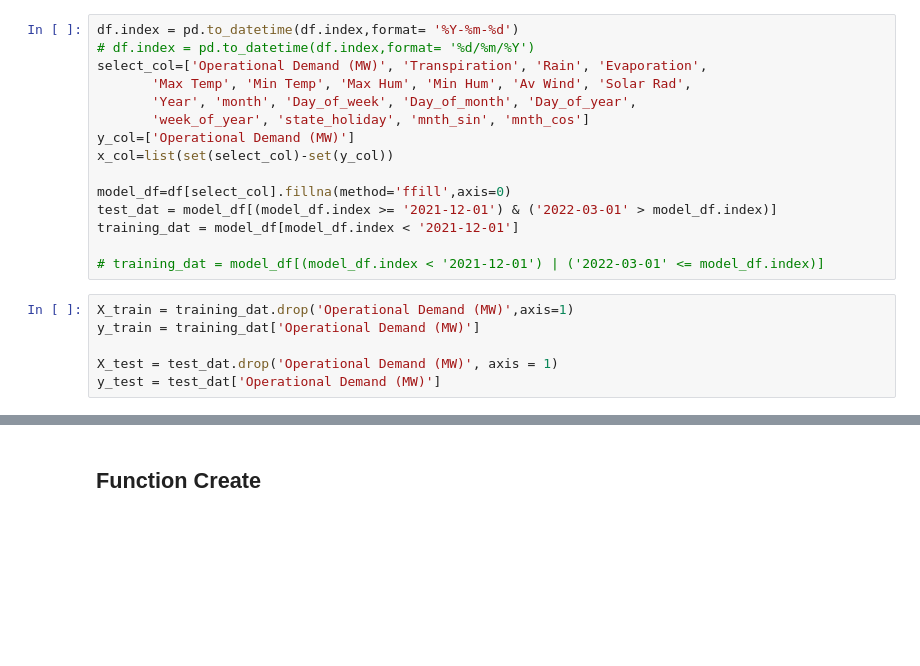
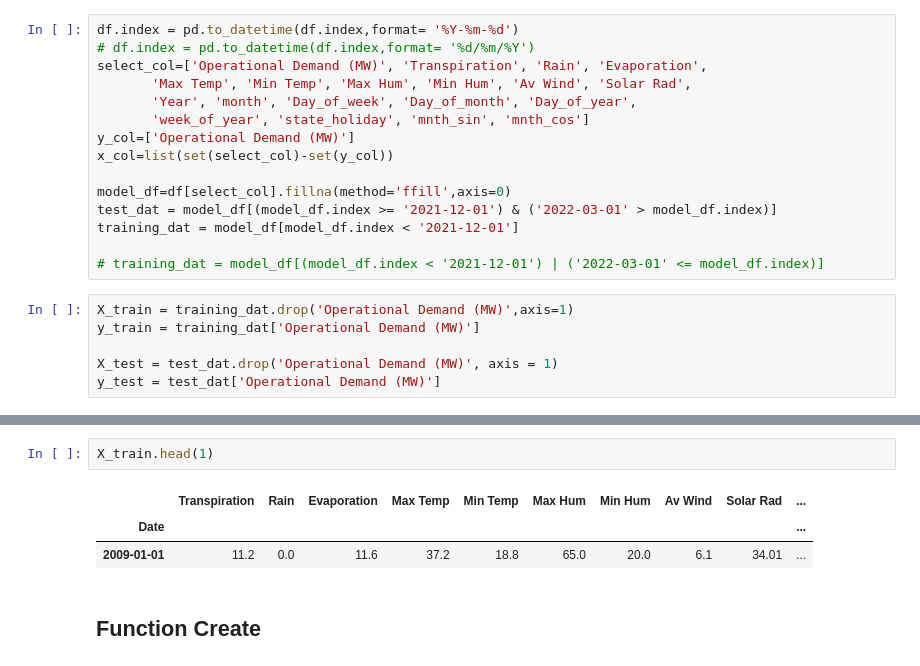
Before and after one commit to UWADSCapstoneUnit/Energy-Usage-Prediction-Project, a Jupyter notebook: Zheyu/Model/Max_demand/Max_demand.ipynb, the cells around one changed output, grey strips where cells are left out. Saved outputs shown, nothing was run; the diff lists cells and outputs as text; blank space fills up the shorter version.

```diff
--- a/Zheyu/Model/Max_demand/Max_demand.ipynb
+++ b/Zheyu/Model/Max_demand/Max_demand.ipynb
@@ -120,3 +142,9 @@ y_test = test_dat['Operational Demand (MW)']
+# %%
+X_train.head(1)
+# %% [output]
+|  | Transpiration | Rain | Evaporation | Max Temp | Min Temp | Max Hum | Min Hum | Av Wind | Solar Rad | ... |
+| Date |  |  |  |  |  |  |  |  |  | ... |
+| 2009-01-01 | 11.2 | 0.0 | 11.6 | 37.2 | 18.8 | 65.0 | 20.0 | 6.1 | 34.01 | ... |
 # %% [markdown]
 ## Function Create
 # %%
```
Also changed, not shown: parts of 3 cells of this notebook.
